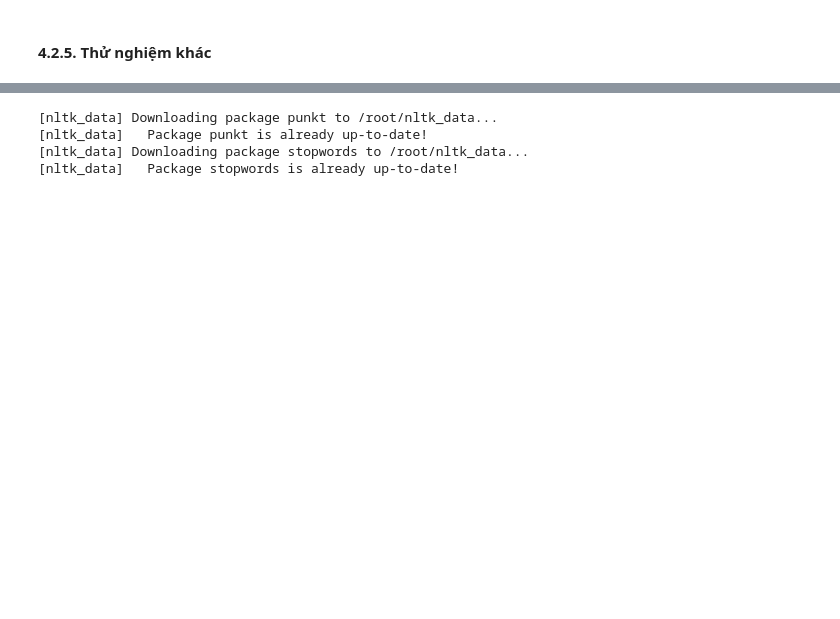
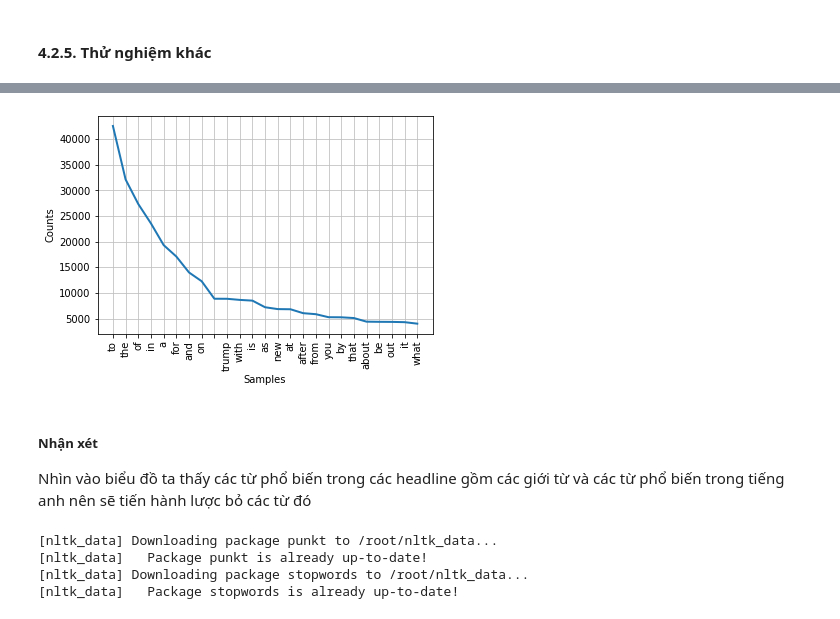
Before and after one commit to caohungphu/CS114.L21, a Jupyter notebook: Colab/Sarcasm_detection.ipynb, the cells around one changed output, grey strips where cells are left out. Drawn from its saved outputs; the diff is of its cells as text; code cells hidden in the pictures; blank space fills up the shorter version.

```diff
--- a/Colab/Sarcasm_detection.ipynb
+++ b/Colab/Sarcasm_detection.ipynb
@@ -668,0 +671,11 @@ weighted avg       0.79      0.79      0.79     18736
+# %%
+# Tạo dữ liệu thành đoạn văn để phân tích
+corpus = ""
+for sent in new_data_train['headline']:
+  corpus += sent+ " "
+# Tách từng chữ trong đoạn bới " "
+corpus = corpus.split(" ")
+# %%
+# Kiểm tra tần suất từ
+from nltk import FreqDist
+frequency_distribution = FreqDist(corpus)
@@ -669,3 +705,10 @@ weighted avg       0.79      0.79      0.79     18736
+# %%
+frequency_distribution.plot(25)
+# %% [output]
+[figure, added]
+# %% [markdown]
+##### **Nhận xét**
+Nhìn vào biểu đồ ta thấy các từ phổ biến trong các headline gồm các giới từ và các từ phổ biến trong tiếng anh nên sẽ tiến hành lược bỏ các từ đó
 # %%
 import nltk
 nltk.download('punkt')
```
Also changed, not shown: parts of 20 cells of this notebook.
